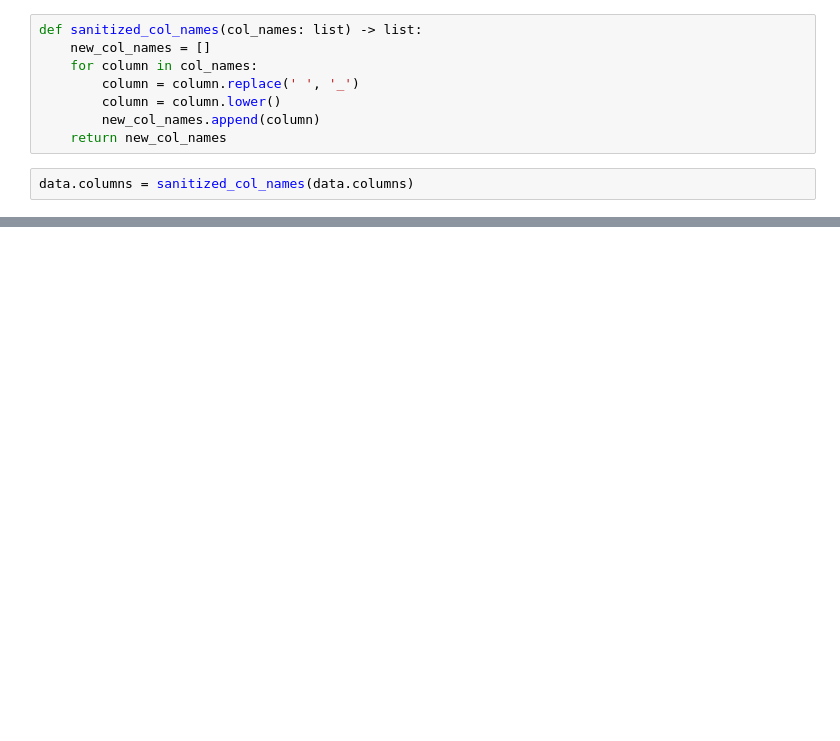
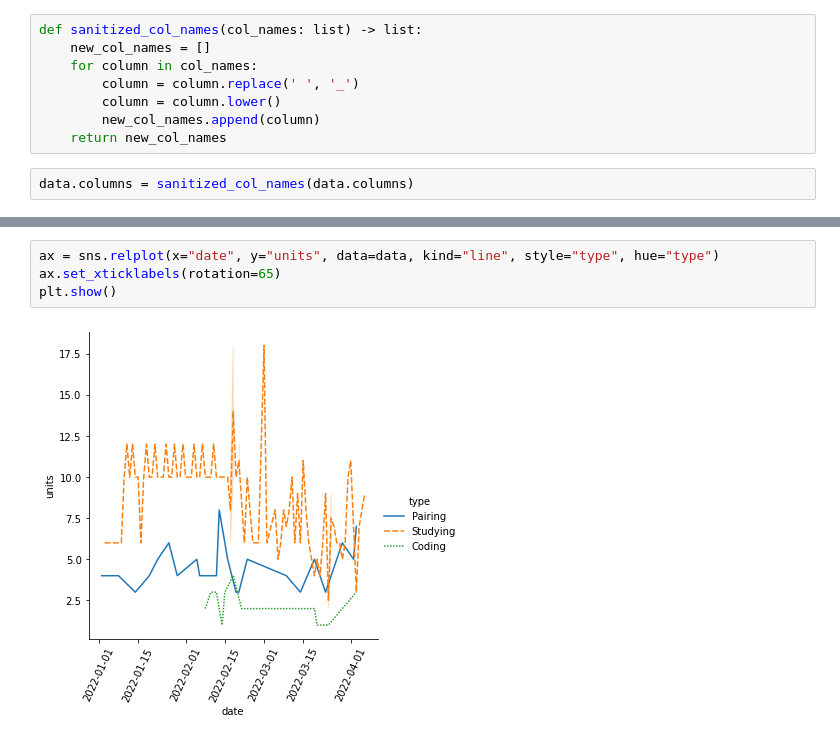
Before and after one commit to danielalazzara/learning_python, a Jupyter notebook: notebooks/data_exploration.ipynb, the cells around one changed output, grey strips where cells are left out. Drawn from its saved outputs; the diff is of its cells as text; blank space fills up the shorter version.

```diff
--- a/notebooks/data_exploration.ipynb
+++ b/notebooks/data_exploration.ipynb
@@ -61,0 +160,6 @@ plt.show()
+# %%
+ax = sns.relplot(x="date", y="units", data=data, kind="line", style="type", hue="type")
+ax.set_xticklabels(rotation=65)
+plt.show()
+# %% [output]
+[figure, added]
```
Also changed, not shown: parts of 25 cells of this notebook, 1 other file.
